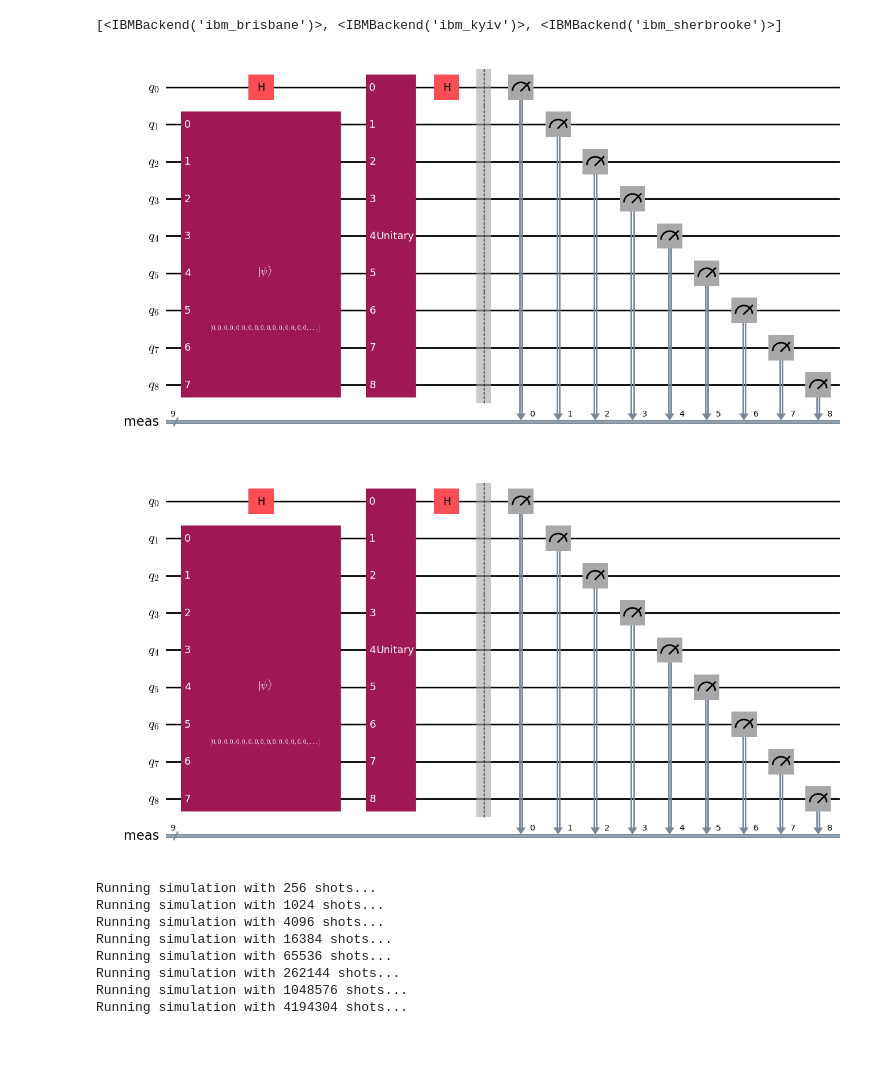
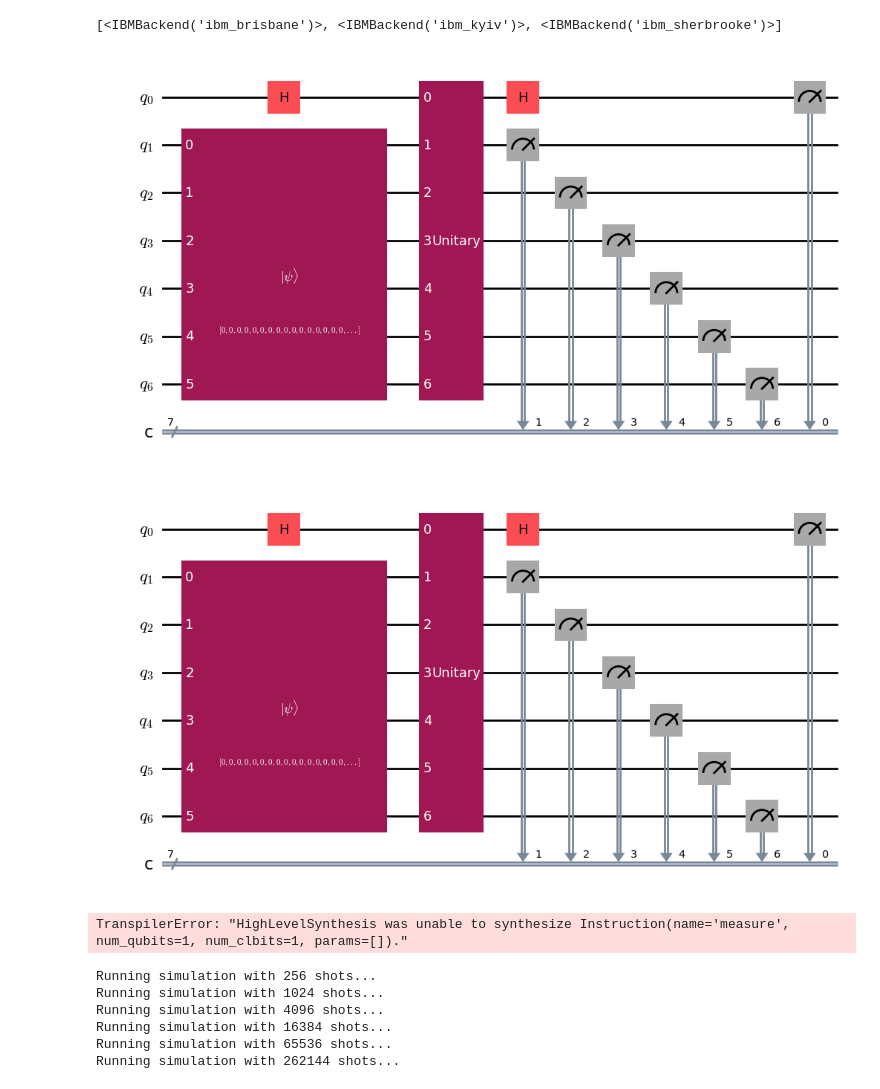
Before and after one commit to manueldiagostino/qc-progetto, a Jupyter notebook: src/progetto.ipynb, the cells around one changed output. Cells and saved outputs as stored; diff of their text form; code cells hidden in the pictures; blank space fills up the shorter version.

```diff
--- a/src/progetto.ipynb
+++ b/src/progetto.ipynb
@@ -96,7 +122,9 @@ plot_image(image_norm_v.reshape(height, width), 'Normalized Image (Vertical)')
 # %%
 # Initialize some global variable for number of qubits
-data_qb = 8
+data_qb = math.floor(math.log2(height * width))
+print(f"N. of data qubit: {data_qb}")
 anc_qb = 1
+print(f"N. of ancilla qubit: {anc_qb}")
 total_qb = data_qb + anc_qb
 
 # Initialize the amplitude permutation unitary
@@ -247,46 +273,53 @@ basis_gates = noise_model.basis_gates
 # %%
 # Create the circuit for horizontal scan
 qc_h = QuantumCircuit(total_qb)
 qc_h.initialize(image_norm_h, range(1, total_qb))
 qc_h.h(0)
 qc_h.unitary(D2n_1, range(total_qb))
 qc_h.h(0)
 qc_h.measure_all()
 display(qc_h.draw('mpl', fold=-1))
 
 # Create the circuit for vertical scan
 qc_v = QuantumCircuit(total_qb)
 qc_v.initialize(image_norm_v, range(1, total_qb))
 qc_v.h(0)
 qc_v.unitary(D2n_1, range(total_qb))
 qc_v.h(0)
 qc_v.measure_all()
 display(qc_v.draw('mpl', fold=-1))
 
-# # Transpile the circuits for optimized execution on the backend
-# qc_h_t = transpile(qc_h, backend=backend, optimization_level=3)
-# qc_h_v = transpile(qc_v, backend=backend, optimization_level=3)
-# print('transpiled!')
+# Perform a noise simulation with the simulated backend
+backend = AerSimulator(
+    noise_model=noise_model,
+    coupling_map=coupling_map,
+    basis_gates=basis_gates
+)
+
+qc_h_t = qc_h
+qc_v_t = qc_v
+
+# Transpile the circuits for optimized execution on the backend
+qc_h_t = transpile(qc_h, optimization_level=2, backend=backend, basis_gates=basis_gates, coupling_map=coupling_map)
+print('transpiled qc_h!')
+qc_v_t = transpile(qc_v, optimization_level=2, backend=backend, basis_gates=basis_gates, coupling_map=coupling_map)
+print('transpiled qc_v!')
+# display(qc_h_t.draw('mpl', fold=-1))
+# display(qc_v_t.draw('mpl', fold=-1))
 
 # Combine both circuits into a single list
-# circ_list = [qc_h_t, qc_h_v]
-circ_list = [qc_h, qc_v]
+circ_list = [qc_h_t, qc_v_t]
+# circ_list = [qc_h, qc_v]
 # %% [output]
-[figure, old version]
+[figure, new version]
-[figure, old version]
+[figure, new version]
+TranspilerError: "HighLevelSynthesis was unable to synthesize Instruction(name='measure', num_qubits=1, num_clbits=1, params=[])."
 # %%
-# Perform a noise simulation
-backend = AerSimulator(
-    noise_model=noise_model,
-    coupling_map=coupling_map,
-    basis_gates=basis_gates
-)
-
 # Array per memorizzare i risultati intermedi
 results_list = []
 
 # Iterare su un ciclo per variare il numero di shots
-for exponent in range(8, 24, 2):
+for exponent in range(8, 20, 2):
     shots = 2 ** exponent
     print(f"Running simulation with {shots} shots...")
 
@@ -310,8 +343,6 @@ Running simulation with 4096 shots...
 Running simulation with 16384 shots...
 Running simulation with 65536 shots...
 Running simulation with 262144 shots...
-Running simulation with 1048576 shots...
-Running simulation with 4194304 shots...
 # %%
 # edge_scan_h = np.array([
 #     1 if counts_h.get(f'{2*i+1:09b}', 0) > 75 else 0
```
Also changed, not shown: parts of 10 cells of this notebook, 2 other files.
